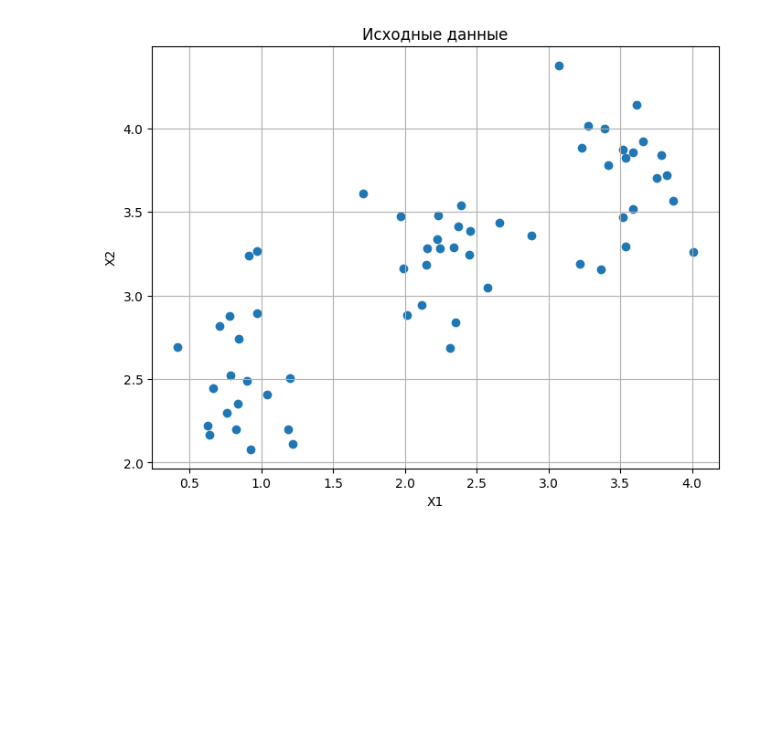
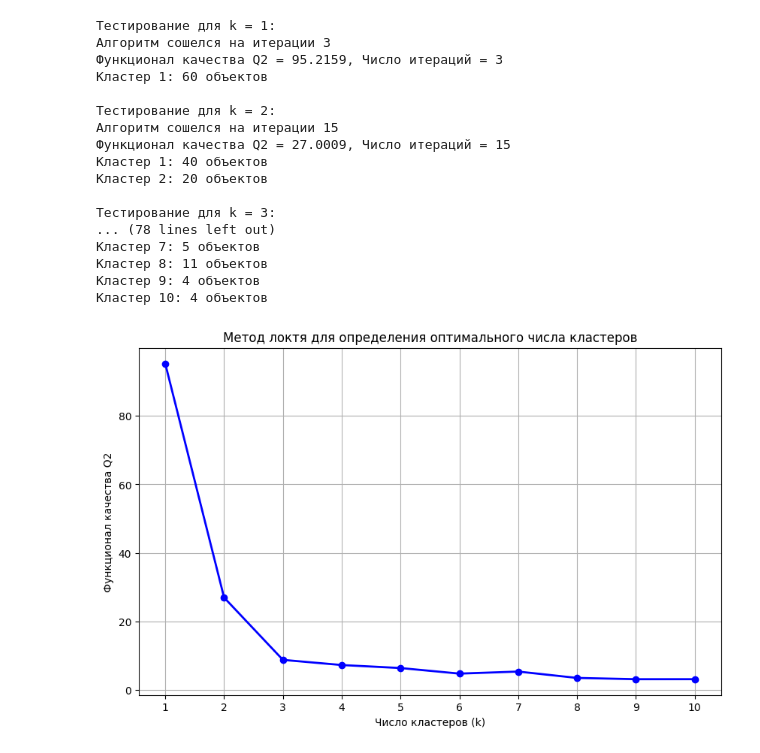
Before and after one commit to Anton-Bondarchuk/iad, a Jupyter notebook: lab5/tasks.ipynb, the cells around one changed output. Drawn from its saved outputs; the diff is of its cells as text; code cells hidden in the pictures; blank space fills up the shorter version.

```diff
--- a/lab5/tasks.ipynb
+++ b/lab5/tasks.ipynb
@@ -1,10 +0,0 @@
-# %%
-import numpy as np
-import matplotlib.pyplot as plt
-
-data = np.loadtxt("./ЛР_5/Data_Lab5/data2.txt")
-N, dim = data.shape
-k = 3
-epsilon = 1e-4
-max_iter = 300
-np.random.seed(42)
@@ -11,11 +82,44 @@ np.random.seed(42)
+# %%
+max_k = 10
+Q_values = []
+k_values = range(1, max_k + 1)
+
+for k in k_values:
+    print(f"\nТестирование для k = {k}:")
+    centers, labels, Q, iterations = k_means_clustering(data, k)
+    Q_values.append(Q)
+
+    print(f"Функционал качества Q2 = {Q:.4f}, Число итераций = {iterations}")
+    for i in range(k):
+        cluster_size = np.sum(labels == i)
+        print(f"Кластер {i+1}: {cluster_size} объектов")
+# %% [output]
+Тестирование для k = 1:
+Алгоритм сошелся на итерации 3
+Функционал качества Q2 = 95.2159, Число итераций = 3
+Кластер 1: 60 объектов
+
+Тестирование для k = 2:
+Алгоритм сошелся на итерации 15
+Функционал качества Q2 = 27.0009, Число итераций = 15
+Кластер 1: 40 объектов
+Кластер 2: 20 объектов
+
+Тестирование для k = 3:
+... (78 lines left out)
+Кластер 7: 5 объектов
+Кластер 8: 11 объектов
+Кластер 9: 4 объектов
+Кластер 10: 4 объектов
 # %%
 
-plt.figure(figsize=(8, 6))
-plt.scatter(data[:, 0], data[:, 1])
-plt.title("Исходные данные")
-plt.xlabel("X1")
-plt.ylabel("X2")
+plt.figure(figsize=(10, 6))
+plt.plot(k_values, Q_values, 'bo-', linewidth=2)
+plt.title('Метод локтя для определения оптимального числа кластеров')
+plt.xlabel('Число кластеров (k)')
+plt.ylabel('Функционал качества Q2')
 plt.grid(True)
+plt.xticks(k_values)
 plt.show()
 # %% [output]
-[figure, old version]
+[figure, new version]
```
Also changed, not shown: parts of 6 cells of this notebook, 2 other files.
